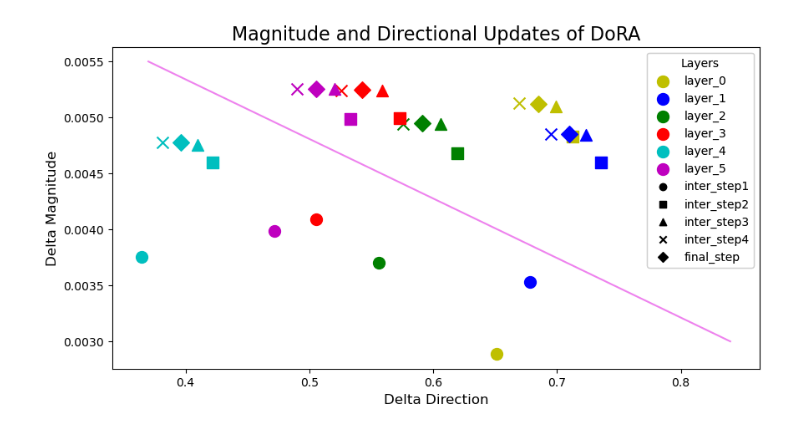
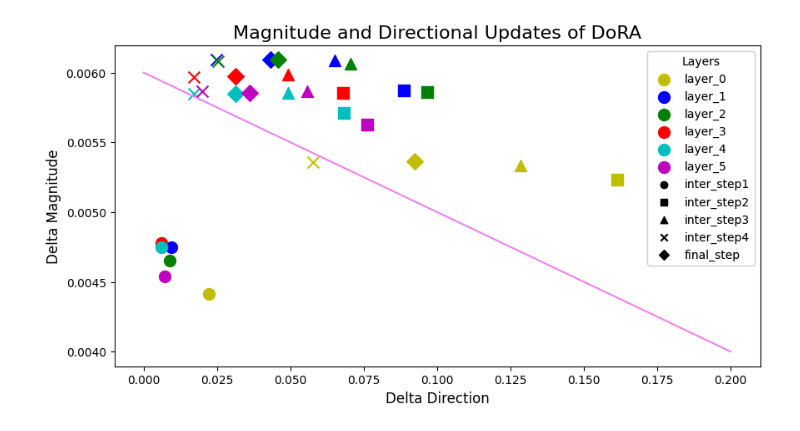
Before and after one commit to shreyassks/DoRA, a Jupyter notebook: notebooks/mistral-dora.ipynb, the cells around one changed output. Drawn from its saved outputs; the diff is of its cells as text; code cells hidden in the pictures.

```diff
--- a/notebooks/mistral-dora.ipynb
+++ b/notebooks/mistral-dora.ipynb
@@ -18,5 +32,9 @@ device = "cuda" if torch.cuda.is_available() else "cpu"
 # %%
 def load_model(model_name):
-    model = AutoModelForCausalLM.from_pretrained(model_name, torch_dtype=torch.float32, device_map="auto")
+    model = AutoModelForCausalLM.from_pretrained(
+        model_name,
+        torch_dtype=torch.float32,
+        device_map="auto"
+        )
     model.eval()
     return model
@@ -78,18 +118,11 @@ def merged_dora_weights(layer):
     return combined_weights
 
 
-def get_merged_weights(model, tag=None):
+def get_merged_weights(model):
     query_weights = []
     for layer in model.model.layers:
-        query_weights.append(merged_dora_weights(layer.self_attn.v_proj))
+        query_weights.append(merged_dora_weights(layer.self_attn.q_proj))
     return query_weights
-
-
-def merged_lora_weights(layer):
-    alpha = 2 * layer.lora_A.default.weight.shape[0]
-    lora_weights = layer.lora_A.default.weight.T @ layer.lora_B.default.weight.T
-    combined_weights = layer.base_layer.weight + alpha*lora_weights
-    return combined_weights
 
 
 def delta_magnitude(pt_weights, ft_weights):
@@ -143,12 +180,13 @@ dora_m, dora_d = get_magnitude_directions(tag=tag)
 # %%
-# Accumulate magnitude and direction of each checkpoint layer wise for plotting
-ckpt_wise_m_d = []
+checkpoint_wise_magnitude_direction = []
 for model_name in ['200', '400', '600', '700', 'nal']:
     if model_name in dora_m and model_name in dora_d:
         magnitude, direction = dora_m[model_name], dora_d[model_name]
         k = 0
-        layer_wise_m_d = {}
+        layer_wise_magnitude_direction = {}
         for m, d in zip(magnitude[0].items(), direction[0].items()):
-            layer_wise_m_d[f"layer_{k}"] = {"m": m[1], "d": d[1]}
+            layer_wise_magnitude_direction[f"layer_{k}"] = {"magnitude": m[1], "direction": d[1]}
             k += 1
-        ckpt_wise_m_d.append(layer_wise_m_d)
+        checkpoint_wise_magnitude_direction.append(layer_wise_magnitude_direction)
+
+print(f"Checkpoint Wise Magnitude and Direction -> \n{checkpoint_wise_magnitude_direction[0]}")
@@ -175,31 +202,32 @@ ckpt_wise_m_d
 # %%
 layers = ['layer_0', 'layer_1', 'layer_2', 'layer_3', 'layer_4', 'layer_5']
 markers = ['o', 's', '^', 'x', 'D']
 colors = ['y', 'b', 'g', 'r', 'c', 'm']
 marker_labels = ["inter_step1",  "inter_step2", "inter_step3", "inter_step4", "final_step"]
 
 plt.figure(figsize=(10, 5))
 
 for i, layer in enumerate(layers):
-    for j, entry in enumerate(ckpt_wise_m_d):
-        plt.scatter(entry[layer]['d'], entry[layer]['m'], color=colors[i], label=layer if j == 0 else "", marker=markers[j], s=100)
+    for j, entry in enumerate(checkpoint_wise_magnitude_direction):
+        plt.scatter(entry[layer]['direction'], entry[layer]['magnitude'], color=colors[i],
+                    label=layer if j == 0 else "", marker=markers[j], s=100)
 
 for i, marker in enumerate(markers):
     plt.scatter([], [], marker=marker, color='k', label=marker_labels[i])
 
-x = np.linspace(0.37, 0.84, 100)
-y = np.linspace(0.003, 0.0055, 100)[::-1]
+x = np.linspace(0, 0.2, 100)
+y = np.linspace(0.004, 0.006, 100)[::-1]
 plt.plot(x, y, '-', color='violet')
 
 legend_layers = plt.legend(title='Layers', loc='upper right')
 plt.gca().add_artist(legend_layers)
 
 plt.xlabel('Delta Direction', fontsize=12)
 plt.ylabel('Delta Magnitude', fontsize=12)
 plt.title('Magnitude and Directional Updates of DoRA', fontsize=16)
 plt.grid(False)
 
-# plt.savefig('plot_dora_v_proj.jpg', format='jpg')
+# plt.savefig('plot_dora_q_proj.jpg', format='jpg')
 plt.show()
 # %% [output]
-[figure, old version]
+[figure, new version]
```
Also changed, not shown: parts of 25 cells of this notebook, 3 other files.
